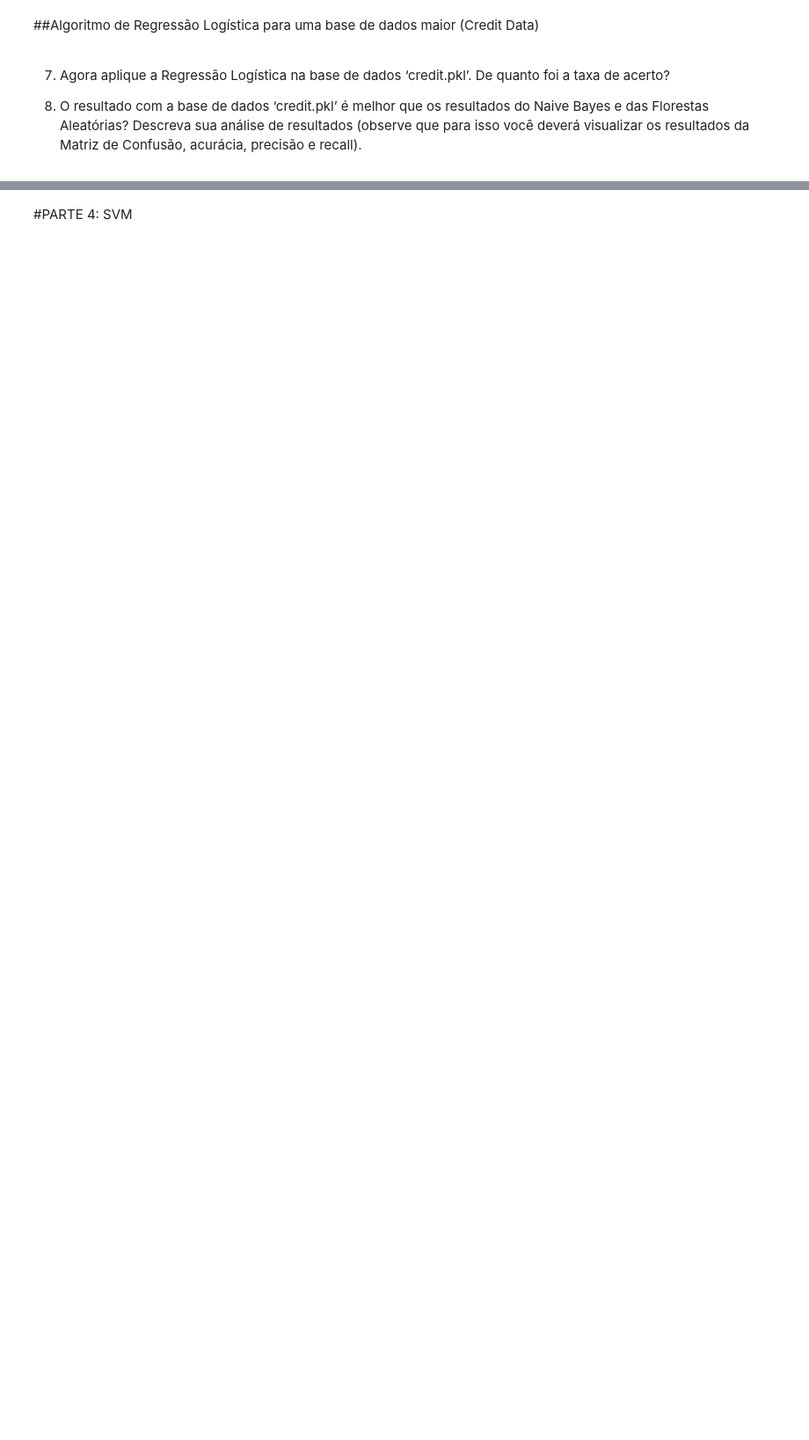
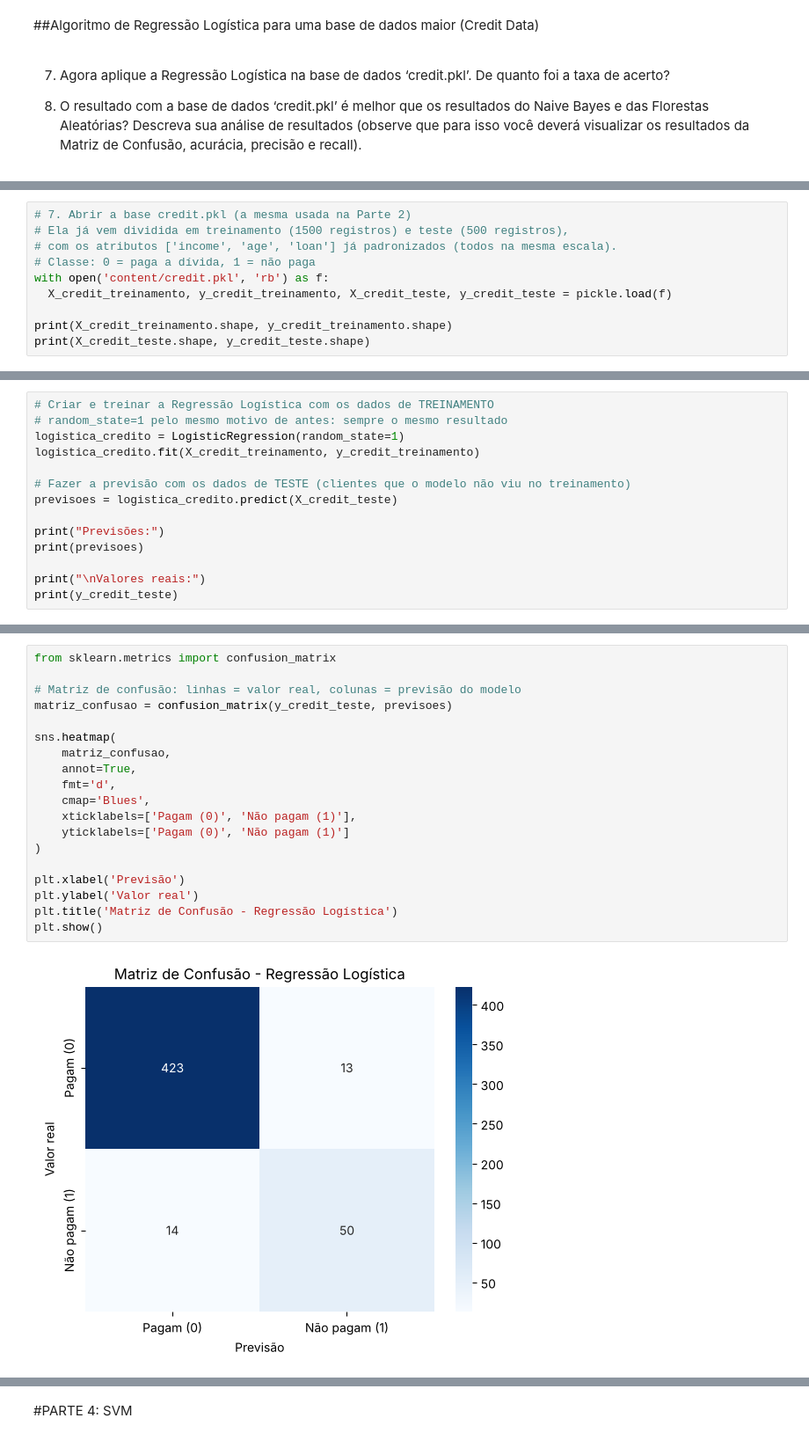
Before and after one commit to larissaSchlichting/aprendizado-de-maquina, a Jupyter notebook: Trabalho 3/TRABALHO_3_RegressãoLogística_SVM.ipynb, the cells around one changed output, grey strips where cells are left out. Shown at 88% size. Drawn from its saved outputs; the diff is of its cells as text; blank space fills up the shorter version.

Commit message:
parte 3 e 4

```diff
--- a/Trabalho 3/TRABALHO_3_RegressãoLogística_SVM.ipynb
+++ b/Trabalho 3/TRABALHO_3_RegressãoLogística_SVM.ipynb
@@ -38,0 +205,10 @@ from sklearn.linear_model import LogisticRegression
+# %%
+# 7. Abrir a base credit.pkl (a mesma usada na Parte 2)
+# Ela já vem dividida em treinamento (1500 registros) e teste (500 registros),
+# com os atributos ['income', 'age', 'loan'] já padronizados (todos na mesma escala).
+# Classe: 0 = paga a dívida, 1 = não paga
+with open('content/credit.pkl', 'rb') as f:
+  X_credit_treinamento, y_credit_treinamento, X_credit_teste, y_credit_teste = pickle.load(f)
+
+print(X_credit_treinamento.shape, y_credit_treinamento.shape)
+print(X_credit_teste.shape, y_credit_teste.shape)
@@ -38,0 +218,14 @@ from sklearn.linear_model import LogisticRegression
+# %%
+# Criar e treinar a Regressão Logística com os dados de TREINAMENTO
+# random_state=1 pelo mesmo motivo de antes: sempre o mesmo resultado
+logistica_credito = LogisticRegression(random_state=1)
+logistica_credito.fit(X_credit_treinamento, y_credit_treinamento)
+
+# Fazer a previsão com os dados de TESTE (clientes que o modelo não viu no treinamento)
+previsoes = logistica_credito.predict(X_credit_teste)
+
+print("Previsões:")
+print(previsoes)
+
+print("\nValores reais:")
+print(y_credit_teste)
@@ -38,0 +265,21 @@ from sklearn.linear_model import LogisticRegression
+# %%
+from sklearn.metrics import confusion_matrix
+
+# Matriz de confusão: linhas = valor real, colunas = previsão do modelo
+matriz_confusao = confusion_matrix(y_credit_teste, previsoes)
+
+sns.heatmap(
+	matriz_confusao,
+	annot=True,
+	fmt='d',
+	cmap='Blues',
+	xticklabels=['Pagam (0)', 'Não pagam (1)'],
+	yticklabels=['Pagam (0)', 'Não pagam (1)']
+)
+
+plt.xlabel('Previsão')
+plt.ylabel('Valor real')
+plt.title('Matriz de Confusão - Regressão Logística')
+plt.show()
+# %% [output]
+[figure, added]
```
Also changed, not shown: parts of 23 cells of this notebook.
